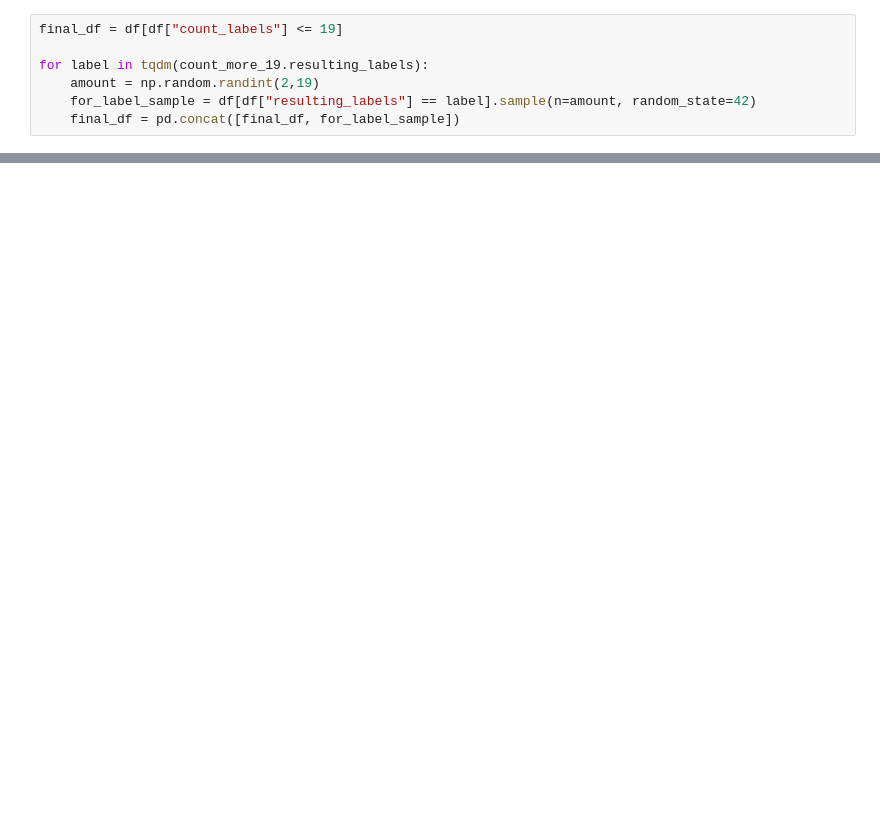
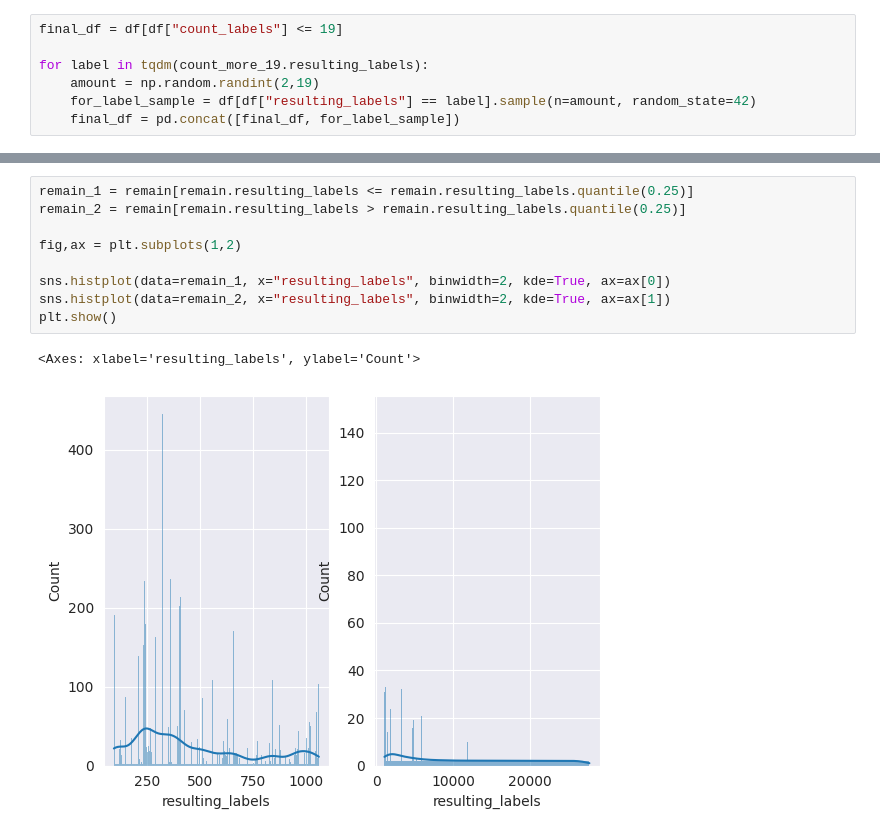
Before and after one commit to Dpbm/qcop, a Jupyter notebook: notebooks/fix-measurements.ipynb, the cells around one changed output, grey strips where cells are left out. Saved outputs shown, nothing was run; the diff lists cells and outputs as text; blank space fills up the shorter version.

```diff
--- a/notebooks/fix-measurements.ipynb
+++ b/notebooks/fix-measurements.ipynb
@@ -465,0 +570,12 @@ to_save.to_csv(FILE, index=False)
+# %%
+remain_1 = remain[remain.resulting_labels <= remain.resulting_labels.quantile(0.25)]
+remain_2 = remain[remain.resulting_labels > remain.resulting_labels.quantile(0.25)]
+
+fig,ax = plt.subplots(1,2)
+
+sns.histplot(data=remain_1, x="resulting_labels", binwidth=2, kde=True, ax=ax[0])
+sns.histplot(data=remain_2, x="resulting_labels", binwidth=2, kde=True, ax=ax[1])
+plt.show()
+# %% [output]
+<Axes: xlabel='resulting_labels', ylabel='Count'>
+[figure, added]
```
Also changed, not shown: parts of 50 cells of this notebook, 8 other files.
